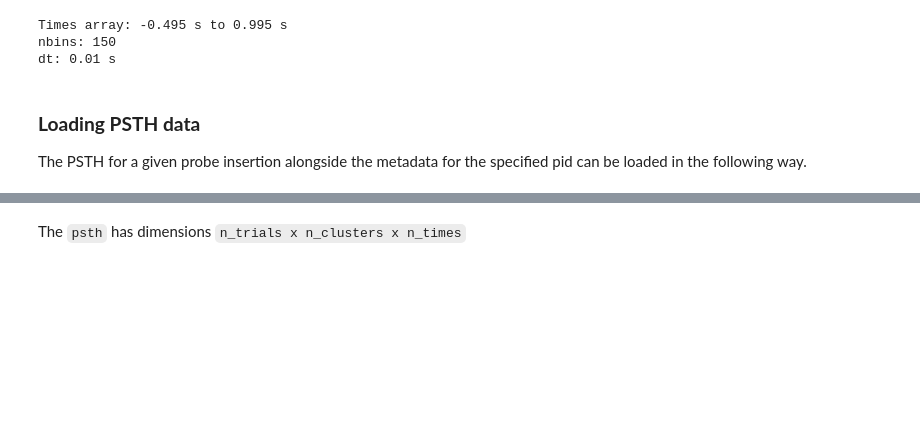
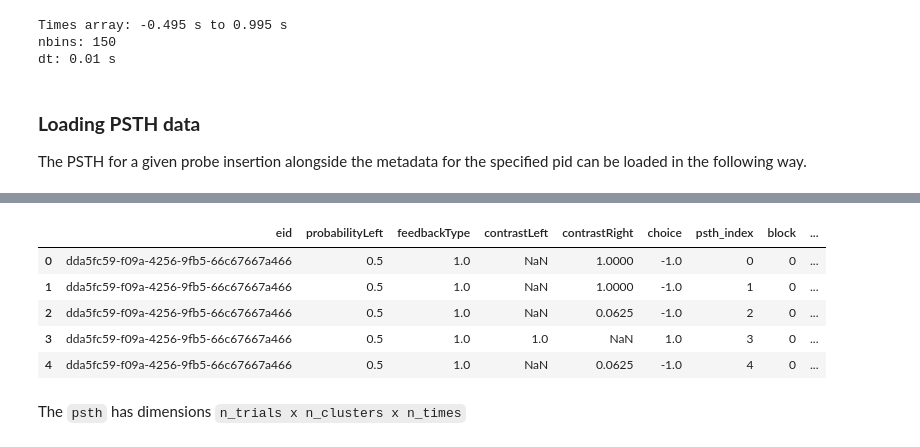
Before and after one commit to Its-Fate/IBL-Project, a Jupyter notebook: projects/neurons/IBL_BWM_Neuromatch_tutorial.ipynb, the cells around one changed output, grey strips where cells are left out. Cells and saved outputs as stored; diff of their text form; code cells hidden in the pictures; blank space fills up the shorter version.

```diff
--- a/projects/neurons/IBL_BWM_Neuromatch_tutorial.ipynb
+++ b/projects/neurons/IBL_BWM_Neuromatch_tutorial.ipynb
@@ -492,3 +512,12 @@ psth, cluster_pid, trial_pid = get_psth_for_insertion(pid, meta)
+# %%
+trial_pid.head()
+# %% [output]
+|  | eid | probabilityLeft | feedbackType | contrastLeft | contrastRight | choice | psth_index | block | ... |
+| 0 | dda5fc59-f09a-4256-9fb5-66c67667a466 | 0.5 | 1.0 | NaN | 1.0000 | -1.0 | 0 | 0 | ... |
+| 1 | dda5fc59-f09a-4256-9fb5-66c67667a466 | 0.5 | 1.0 | NaN | 1.0000 | -1.0 | 1 | 0 | ... |
+| 2 | dda5fc59-f09a-4256-9fb5-66c67667a466 | 0.5 | 1.0 | NaN | 0.0625 | -1.0 | 2 | 0 | ... |
+| 3 | dda5fc59-f09a-4256-9fb5-66c67667a466 | 0.5 | 1.0 | 1.0 | NaN | 1.0 | 3 | 0 | ... |
+| 4 | dda5fc59-f09a-4256-9fb5-66c67667a466 | 0.5 | 1.0 | NaN | 0.0625 | -1.0 | 4 | 0 | ... |
 # %% [markdown]
 The `psth` has dimensions `n_trials x n_clusters x n_times`
 # %%
```
Also changed, not shown: parts of 9 cells of this notebook.
